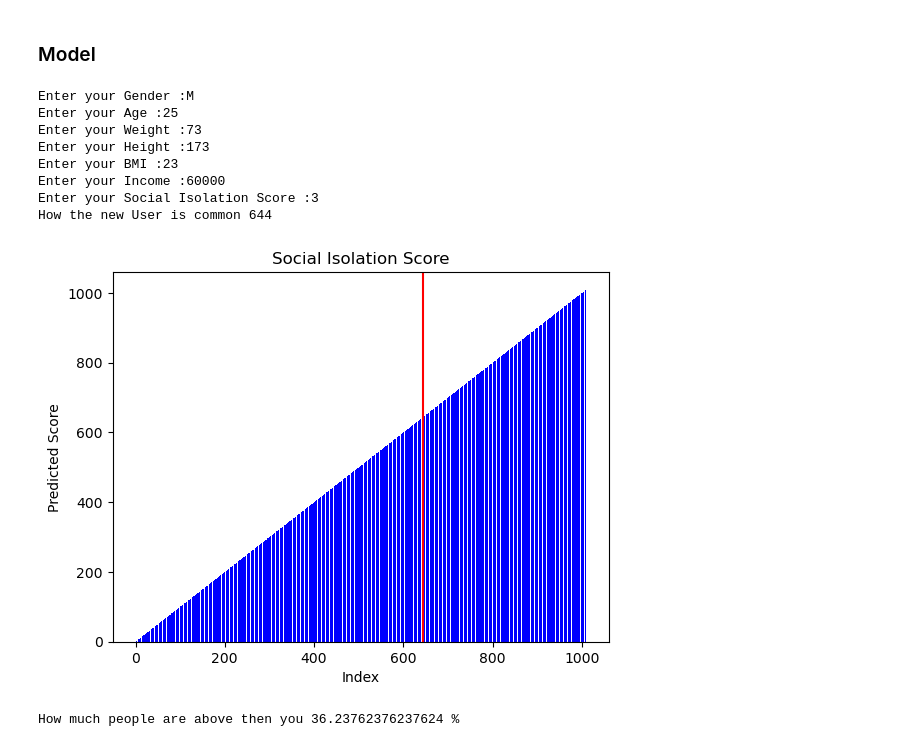
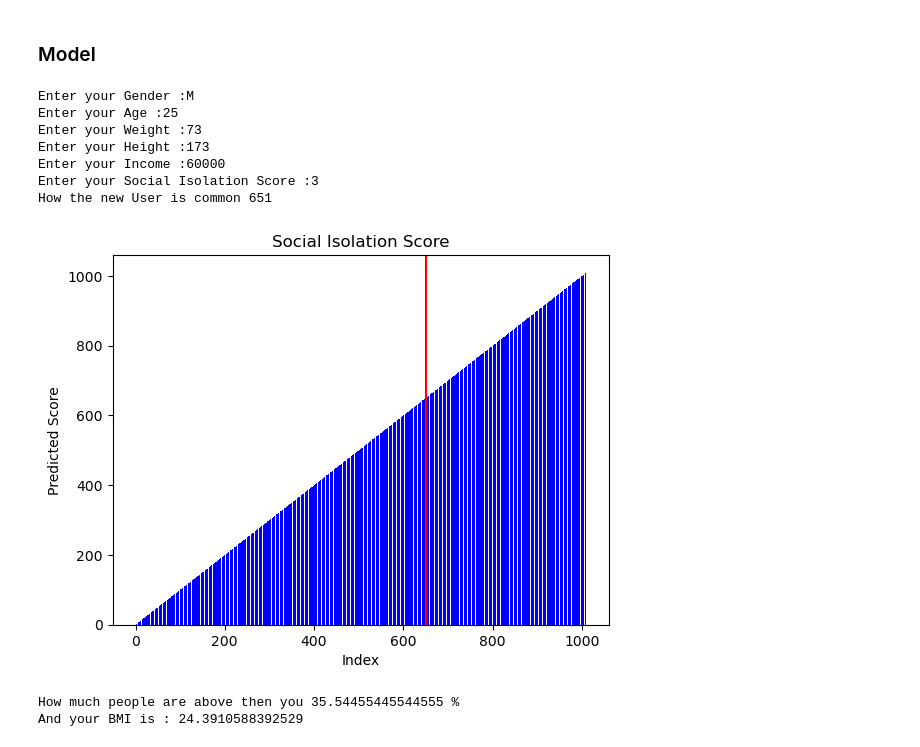
Before and after one commit to ShamZee/How-common-a-men-is, a Jupyter notebook: Common_Men.ipynb, the cells around one changed output. Cells and saved outputs as stored; diff of their text form; code cells hidden in the pictures.

```diff
--- a/Common_Men.ipynb
+++ b/Common_Men.ipynb
@@ -103,6 +103,10 @@ array([   3,  853,  514,  694, 1003,  818,  540,  117,  214,   50,  868,
         804,  783,  874,  264,  640,  627,  579,  564,  982,  570,  991,
         379,  346,  514,  322,  766,  957,  775,  654,  720,  232,  654,
         572,  315,  712,  951], dtype=int64)
+# %%
+# separate features and target variable
+X = df[['Gender','Age','Weight(kg)','Height(cm)','Income($)','Social Isolation Score']]
+y = df.iloc[:, -1]
 # %% [markdown]
 ### Model
 # %%
@@ -120,9 +124,6 @@ from sklearn.metrics import classification_report
 # load dataset
 # data = pd.read_csv('social_isolation.csv')
 
-# separate features and target variable
-X = df.iloc[:, :-1]
-y = df.iloc[:, -1]
 
 # apply label encoding to categorical data
 le = LabelEncoder()
@@ -130,7 +131,7 @@ X['Gender'] = le.fit_transform(X['Gender'])
 
 # apply feature scaling to the data
 scaler = StandardScaler()
-X[['Gender','Age', 'Weight(kg)', 'Height(cm)', 'BMI', 'Income($)', 'Social Isolation Score']] = scaler.fit_transform(X[['Gender','Age', 'Weight(kg)', 'Height(cm)', 'BMI', 'Income($)', 'Social Isolation Score']])
+X[['Gender','Age', 'Weight(kg)', 'Height(cm)', 'Income($)', 'Social Isolation Score']] = scaler.fit_transform(X[['Gender','Age', 'Weight(kg)', 'Height(cm)', 'Income($)', 'Social Isolation Score']])
 
 # split dataset into train and test sets
 X_train, X_test, y_train, y_test = train_test_split(X, y, test_size=0.2, random_state=42)
@@ -145,18 +146,24 @@ y_pred = model.predict(X_test)
 
 # example input for a male, 45 years old, 60 kg, 170 cm tall, BMI=23, income=50k, social isolation score=3, located in the US
 gen = input('Enter your Gender :')
+if gen == 'M':
+    gen = 0
+elif gen == 'F':
+    gen = 1
+else:
+    print('give proper input')
 ag = input('Enter your Age :')
 we = input('Enter your Weight :')
 he = input('Enter your Height :')
-bm = input('Enter your BMI :')
+# bm = input('Enter your BMI :')
 inc = input('Enter your Income :')
 sis = input('Enter your Social Isolation Score :')
-new_user = [[gen,ag,we,he,bm,inc,sis]]
-new_user_df = pd.DataFrame(new_user, columns=['Gender', 'Age', 'Weight(kg)', 'Height(cm)', 'BMI', 'Income($)', 'Social Isolation Score'])
+new_user = [[gen,ag,we,he,inc,sis]]
+new_user_df = pd.DataFrame(new_user, columns=['Gender', 'Age', 'Weight(kg)', 'Height(cm)',  'Income($)', 'Social Isolation Score'])
 
-# apply label encoding and feature scaling to new user data
-new_user_df['Gender'] = le.transform(new_user_df['Gender'])
-new_user_df[['Gender','Age', 'Weight(kg)', 'Height(cm)', 'BMI', 'Income($)', 'Social Isolation Score']] = scaler.transform(new_user_df[['Gender','Age', 'Weight(kg)', 'Height(cm)', 'BMI', 'Income($)', 'Social Isolation Score']])
+# new_user_df['Gender'] = le.transform(new_user_df['Gender'])
+
+new_user_df[['Gender','Age', 'Weight(kg)', 'Height(cm)',  'Income($)', 'Social Isolation Score']] = scaler.transform(new_user_df[['Gender','Age', 'Weight(kg)', 'Height(cm)',  'Income($)', 'Social Isolation Score']])
 
 # predict social isolation score for new user
 index_prediction = model.predict(new_user_df)
@@ -167,34 +174,42 @@ print("How the new User is common", index_prediction[0])
 # ------------------------------------------------------------------
 
 # create a bar chart showing the predicted class for the new user
 plt.bar(df.index,y, color='b')
 # plt.bar([len(df)], [index_prediction[0]], color='r')
 
 # set plot properties
 plt.title('Social Isolation Score')
 plt.xlabel('Index')
 plt.ylabel('Predicted Score')
 # plt.xticks(np.append(df.index, len(df)))
 
 # add a vertical red line at the position of the new user index
 plt.axvline(x=[index_prediction[0]], color='r')
 
 plt.show()
 
 # -------------------------------------------------------------
 
 
 percentage = ([index_prediction[0]][0] ) / len(df) * 100
 common_men = 100-percentage
+# ------------------------------------------------------------
+
+# To calculate BMI, we use the formula:
+# We first need to convert height from cm to m:
+he_m = int(he) / 100
+BMI = int(we)  / (he_m)**2
+# Then, we can calculate the BMI:
 print('How much people are above then you',common_men,'%')
+print('And your BMI is :',BMI)
 # %% [output]
 Enter your Gender :M
 Enter your Age :25
 Enter your Weight :73
 Enter your Height :173
-Enter your BMI :23
 Enter your Income :60000
 Enter your Social Isolation Score :3
-How the new User is common 644
+How the new User is common 651
-[figure, old version]
+[figure, new version]
-How much people are above then you 36.23762376237624 %
+How much people are above then you 35.54455445544555 %
+And your BMI is : 24.3910588392529
```
